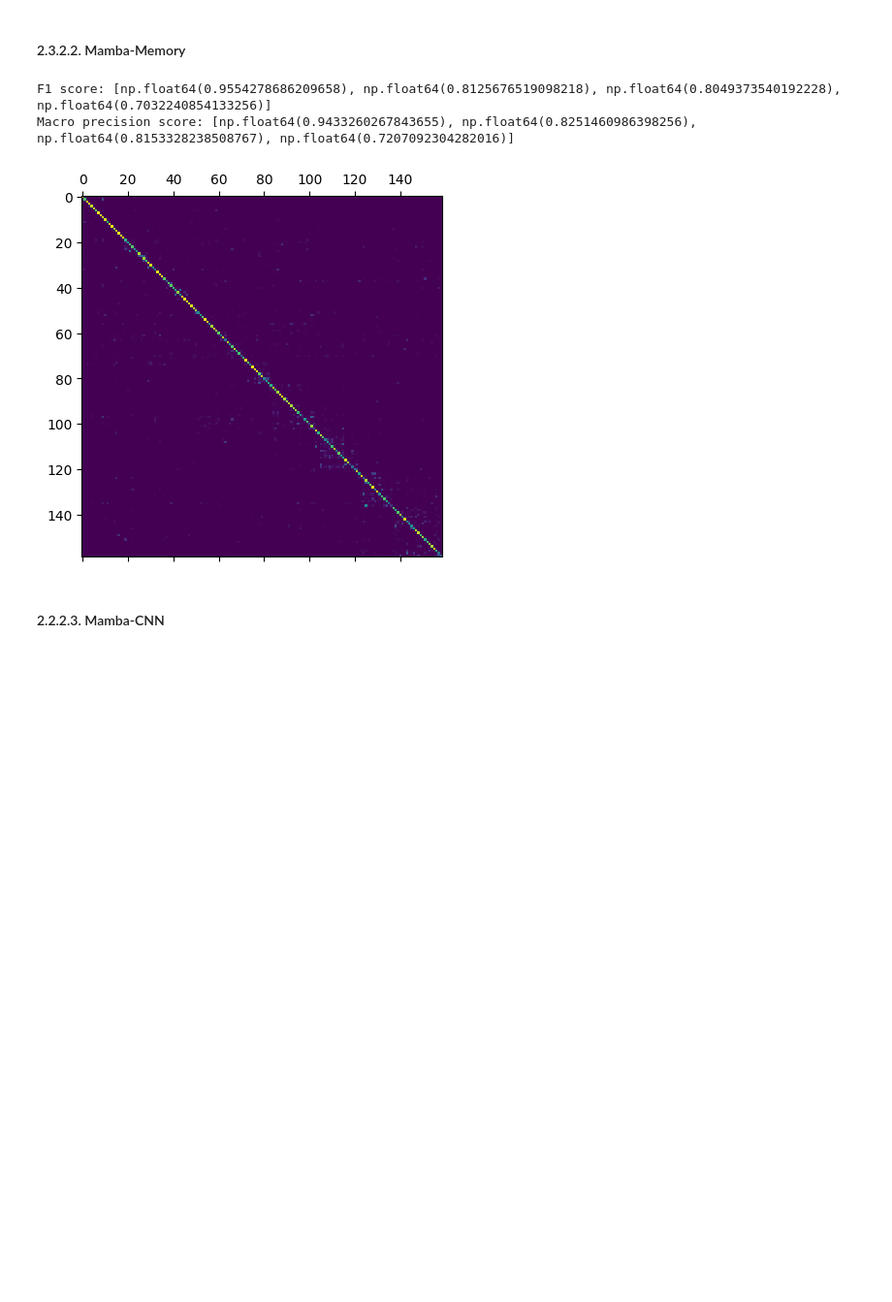
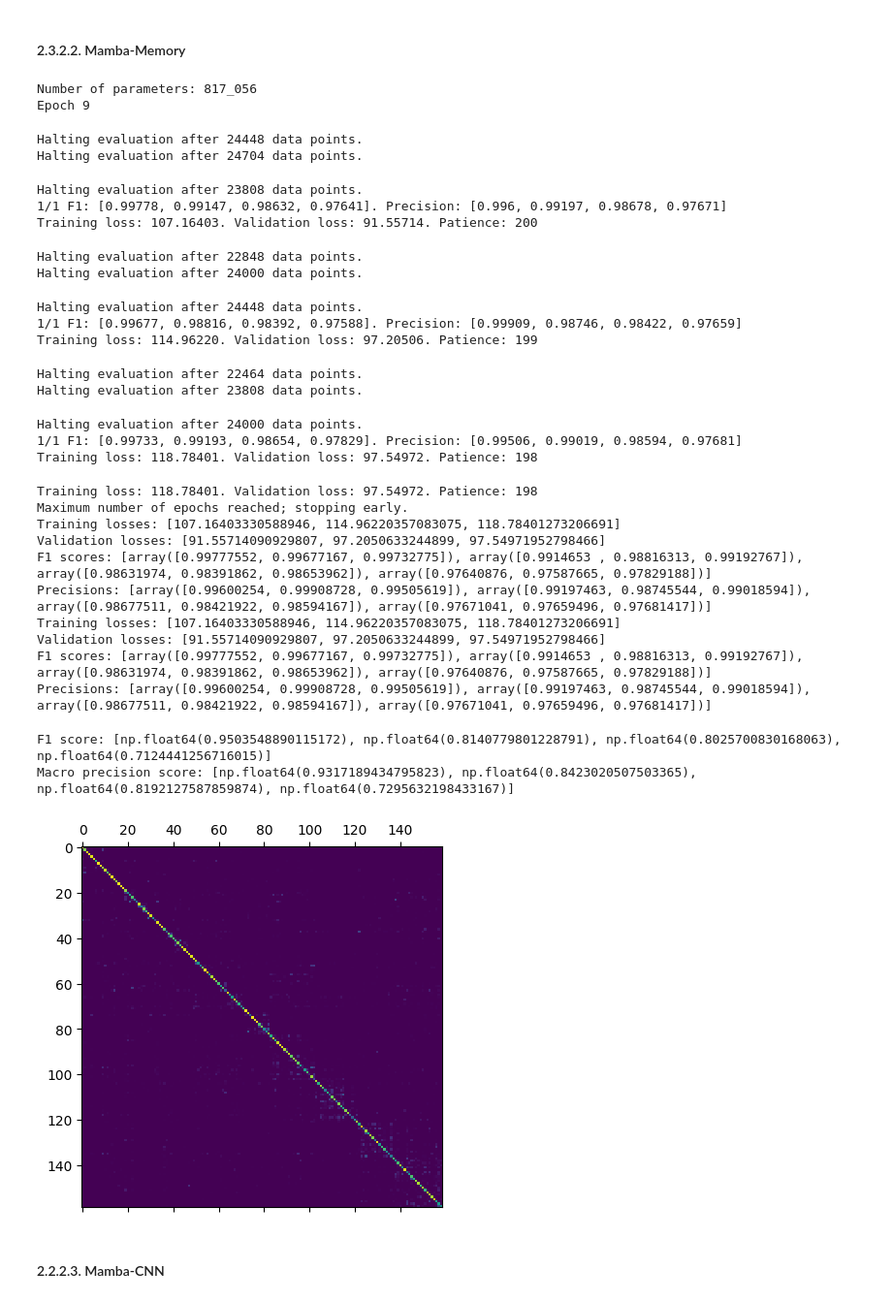
Before and after one commit to Vincent-Therrien/stelaro, a Jupyter notebook: demonstrations/classification.ipynb, the cells around one changed output. Shown at 97% size. Saved outputs shown, nothing was run; the diff lists cells and outputs as text; code cells hidden in the pictures; blank space fills up the shorter version.

```diff
--- a/demonstrations/classification.ipynb
+++ b/demonstrations/classification.ipynb
@@ -2041,10 +2041,16 @@ classifier = models.Classifier(
     format.to_tetramers,
     True
 )
-classifier.model.load_state_dict(load(f"{directory}weights_4_epoch.pt2"))
-# train_classifier(classifier, directory, (4, ), train_data, validation_data)
+classifier.model.load_state_dict(load(f"{directory}weights_8_epoch.pt2"))
+train_classifier(classifier, directory, (9, ), train_data, validation_data)
 # models.benchmark_classifier(classifier, test_data, "cuda", mapping, 300)
 # st_speed(classifier, 200)
 # print(models.p_r_f1(classifier, test_data, "cuda"))
 models.benchmark_classifier(classifier, test_data, "cuda", mapping, 400)
+
+# 5: F1 score: [np.float64(0.9581274379747967), np.float64(0.8198496952555855), np.float64(0.8066109930449833), np.float64(0.7066340671794517)]
+# 6: F1 score: [np.float64(0.9575924792883693), np.float64(0.8210061296543014), np.float64(0.8101561146152242), np.float64(0.7153970066991815)]
+# 7: F1 score: [np.float64(0.9543592087197483), np.float64(0.8249190451117001), np.float64(0.8162885856567241), np.float64(0.7192274798177792)]
+# 8: F1 score: [np.float64(0.9602059812199035), np.float64(0.8208595441819886), np.float64(0.8073914408233678), np.float64(0.7126263828189541)]
+# 9: F1 score: [np.float64(0.952831124547866), np.float64(0.8220346713673778), np.float64(0.8121298562269365), np.float64(0.7128396515781132)]
 # %% [output]
@@ -2056,36 +2089,70 @@ Macro precision score: [np.float64(0.9442648296026485), np.float64(0.81916186494
 # %%
 directory = f"{LONG_TRAINED_MODELS}mamba_memory/"
 mkdir(directory)
 from torch import save
 from stelaro.models import ssm
 
 classifier = models.Classifier(
     READ_LENGTH // 4,
     mapping,
     "cuda",
     ssm.MambaMemorySequenceClassifier(
         N=None,
         num_classes=len(mapping),
         vocab_size=256,
         d_model=128,
         n_layers=4,
         d_state=16,
         d_conv=4,
         expand=2
     ),
     format.to_tetramers,
     True
 )
-classifier.model.load_state_dict(load(f"{directory}weights_4_epoch.pt2"))
-# train_classifier(classifier, directory, (4, ), train_data, validation_data)
+classifier.model.load_state_dict(load(f"{directory}weights_8_epoch.pt2"))
+train_classifier(classifier, directory, (9, ), train_data, validation_data)
 # models.benchmark_classifier(classifier, test_data, "cuda", mapping, 300)
 # test_speed(classifier, 200)
 # print(models.p_r_f1(classifier, test_data, "cuda"))
 models.benchmark_classifier(classifier, test_data, "cuda", mapping, 400)
+
+# 4: F1 score: [np.float64(0.9554278686209658), np.float64(0.8125676519098218), np.float64(0.8049373540192228), np.float64(0.7032240854133256)]
+# 5: F1 score: [np.float64(0.9585000160798456), np.float64(0.8074905831298531), np.float64(0.7989422763092671), np.float64(0.7036282390189205)]
+# 6: F1 score: [np.float64(0.9568897186258936), np.float64(0.8239810746330507), np.float64(0.8123791666839564), np.float64(0.7085139335429842)]
+# 7: F1 score: [np.float64(0.9570748853623459), np.float64(0.8162802357193158), np.float64(0.804840269580902), np.float64(0.710373792781098)]
+# 8: F1 score: [np.float64(0.9585586778281732), np.float64(0.8276883282395963), np.float64(0.8119001738076925), np.float64(0.7122839360949395)]
+# 9: F1 score: [np.float64(0.9503548890115172), np.float64(0.8140779801228791), np.float64(0.8025700830168063), np.float64(0.7124441256716015)]
 # %% [output]
-F1 score: [np.float64(0.9554278686209658), np.float64(0.8125676519098218), np.float64(0.8049373540192228), np.float64(0.7032240854133256)]
-Macro precision score: [np.float64(0.9433260267843655), np.float64(0.8251460986398256), np.float64(0.8153328238508767), np.float64(0.7207092304282016)]
+Number of parameters: 817_056
+Epoch 9
+Halting evaluation after 24448 data points.
+Halting evaluation after 24704 data points.
+Halting evaluation after 23808 data points.
+1/1 F1: [0.99778, 0.99147, 0.98632, 0.97641]. Precision: [0.996, 0.99197, 0.98678, 0.97671]
+Training loss: 107.16403. Validation loss: 91.55714. Patience: 200
+Halting evaluation after 22848 data points.
+Halting evaluation after 24000 data points.
+Halting evaluation after 24448 data points.
+1/1 F1: [0.99677, 0.98816, 0.98392, 0.97588]. Precision: [0.99909, 0.98746, 0.98422, 0.97659]
+Training loss: 114.96220. Validation loss: 97.20506. Patience: 199
+Halting evaluation after 22464 data points.
+Halting evaluation after 23808 data points.
+Halting evaluation after 24000 data points.
+1/1 F1: [0.99733, 0.99193, 0.98654, 0.97829]. Precision: [0.99506, 0.99019, 0.98594, 0.97681]
+Training loss: 118.78401. Validation loss: 97.54972. Patience: 198
+Training loss: 118.78401. Validation loss: 97.54972. Patience: 198
+Maximum number of epochs reached; stopping early.
+Training losses: [107.16403330588946, 114.96220357083075, 118.78401273206691]
+Validation losses: [91.55714090929807, 97.2050633244899, 97.54971952798466]
+F1 scores: [array([0.99777552, 0.99677167, 0.99732775]), array([0.9914653 , 0.98816313, 0.99192767]), array([0.98631974, 0.98391862, 0.98653962]), array([0.97640876, 0.97587665, 0.97829188])]
+Precisions: [array([0.99600254, 0.99908728, 0.99505619]), array([0.99197463, 0.98745544, 0.99018594]), array([0.98677511, 0.98421922, 0.98594167]), array([0.97671041, 0.97659496, 0.97681417])]
+Training losses: [107.16403330588946, 114.96220357083075, 118.78401273206691]
+Validation losses: [91.55714090929807, 97.2050633244899, 97.54971952798466]
+F1 scores: [array([0.99777552, 0.99677167, 0.99732775]), array([0.9914653 , 0.98816313, 0.99192767]), array([0.98631974, 0.98391862, 0.98653962]), array([0.97640876, 0.97587665, 0.97829188])]
+Precisions: [array([0.99600254, 0.99908728, 0.99505619]), array([0.99197463, 0.98745544, 0.99018594]), array([0.98677511, 0.98421922, 0.98594167]), array([0.97671041, 0.97659496, 0.97681417])]
+F1 score: [np.float64(0.9503548890115172), np.float64(0.8140779801228791), np.float64(0.8025700830168063), np.float64(0.7124441256716015)]
+Macro precision score: [np.float64(0.9317189434795823), np.float64(0.8423020507503365), np.float64(0.8192127587859874), np.float64(0.7295632198433167)]
-[figure, old version]
+[figure, new version]
 # %% [markdown]
 #### 2.2.2.3. Mamba-CNN
 # %%
```
Also changed, not shown: parts of 13 cells of this notebook, 1 other file.
